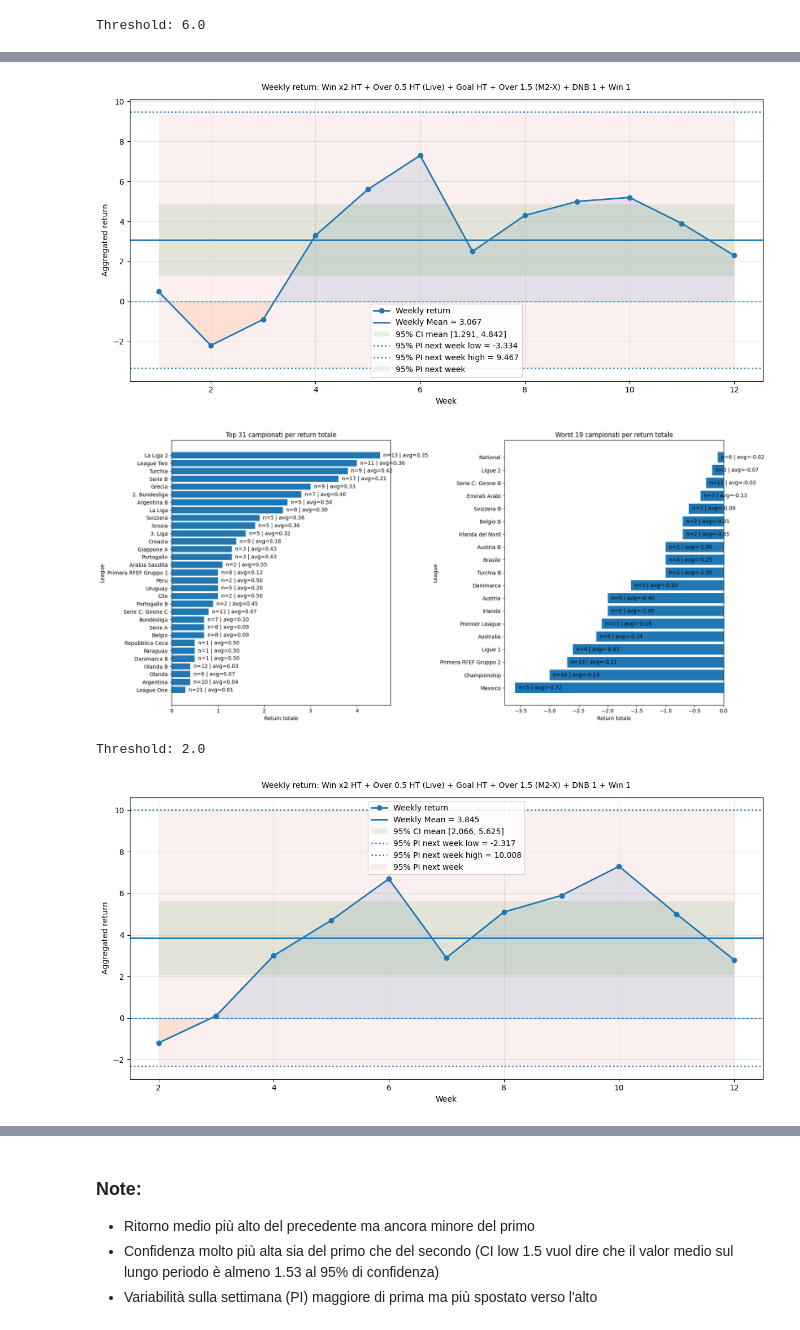
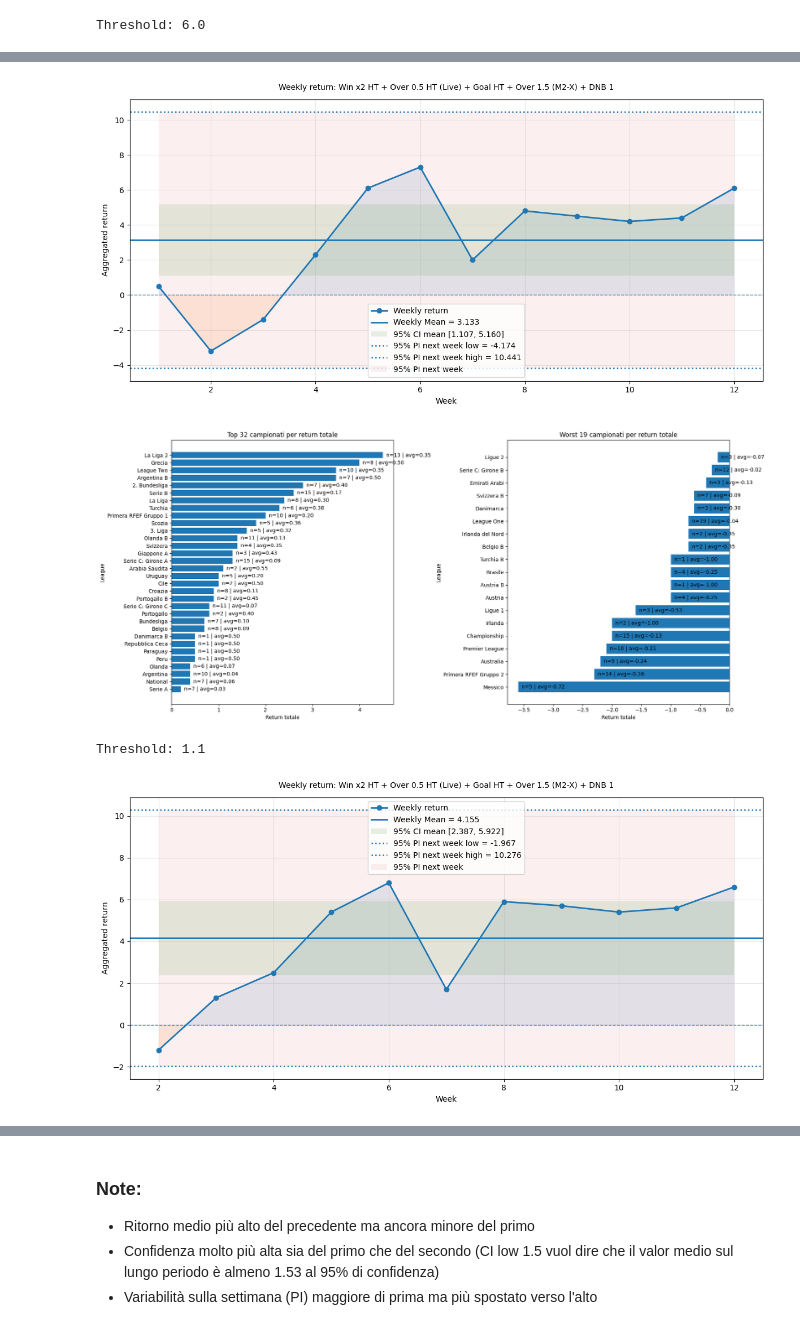
Before and after one commit to NickOLeeney/bet-master-analytics, a Jupyter notebook: src/strategies/analysis.ipynb, the cells around one changed output, grey strips where cells are left out. Cells and saved outputs as stored; diff of their text form; code cells hidden in the pictures.

```diff
--- a/src/strategies/analysis.ipynb
+++ b/src/strategies/analysis.ipynb
@@ -129,10 +134,10 @@ get_best_strategies(df, leagues=league_list)
 # %%
 # Prendo le strategie migliori togliendo CN Home perchè ha ritorno negativo e BTTS per alta volatilità
-best_strategies = ['Win x2 HT', 'Over 0.5 HT (Live)', 'Goal HT', 'Over 1.5 (M2-X)', 'DNB 1', 'Win 1']
+best_strategies = ['Win x2 HT', 'Over 0.5 HT (Live)', 'Goal HT', 'Over 1.5 (M2-X)', 'DNB 1']
 
 weekly_return, stats_1 = analyze_strategies(df, strategies=best_strategies, leagues=league_list, print_pi=True)
 # %% [output]
-[figure, old version]
+[figure, new version]
 # %%
 # Find the best leageus for the best strategies
 best_leagues = get_best_leagues(df, strategies=best_strategies)
@@ -141,12 +146,12 @@ league_list = list(best_leagues[best_leagues["n_matches"] > threshold].index)
 
 print(f"Threshold: {threshold}")
 # %% [output]
-[figure, old version]
+[figure, new version]
-Threshold: 2.0
+Threshold: 1.1
 # %%
 weekly_return, stats_2 = analyze_strategies(df, strategies=best_strategies, leagues=league_list, print_pi=True)
 # %% [output]
-[figure, old version]
+[figure, new version]
 # %%
 strategies_to_compare = {"champion": stats_1, "challenger": stats_2}
 
```
Also changed, not shown: parts of 14 cells of this notebook, 6 other files.
